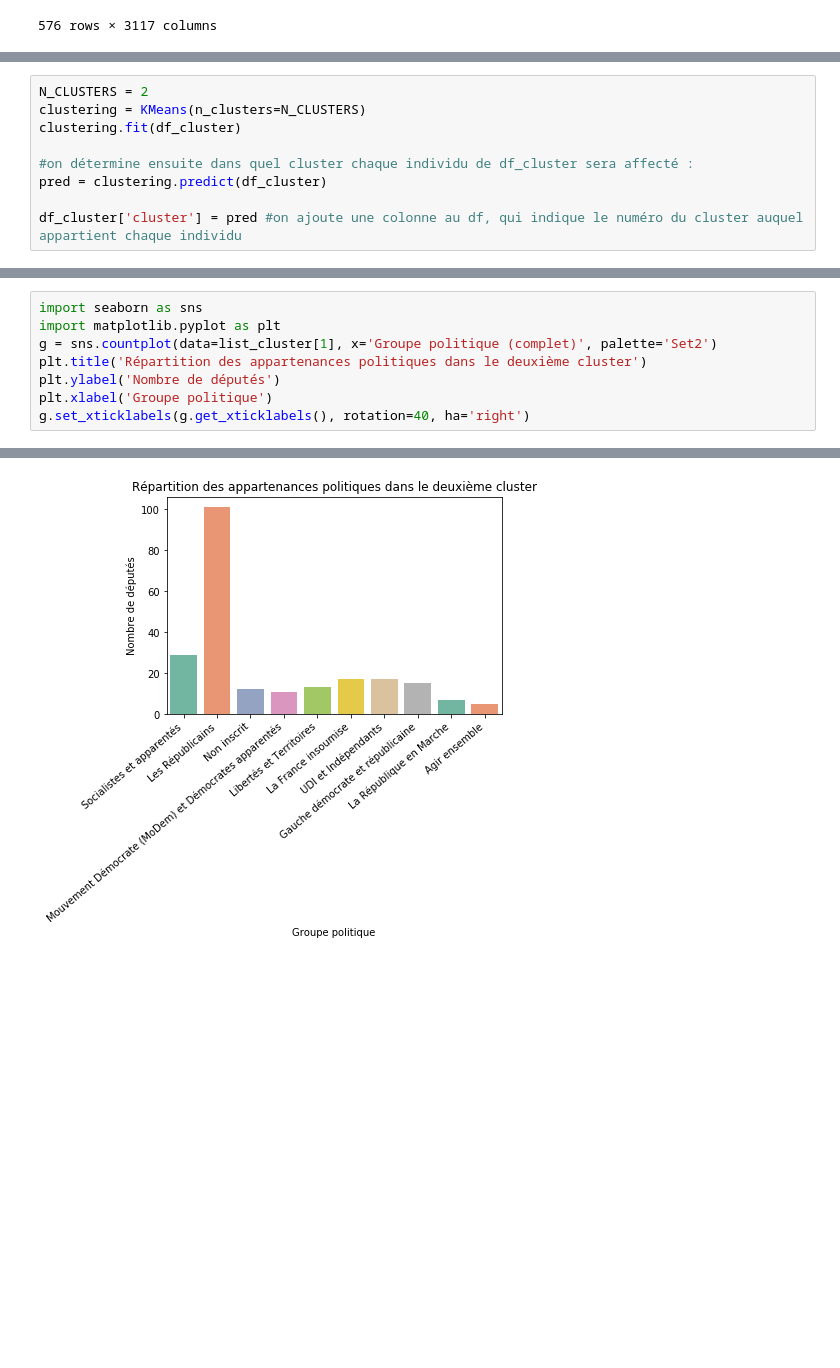
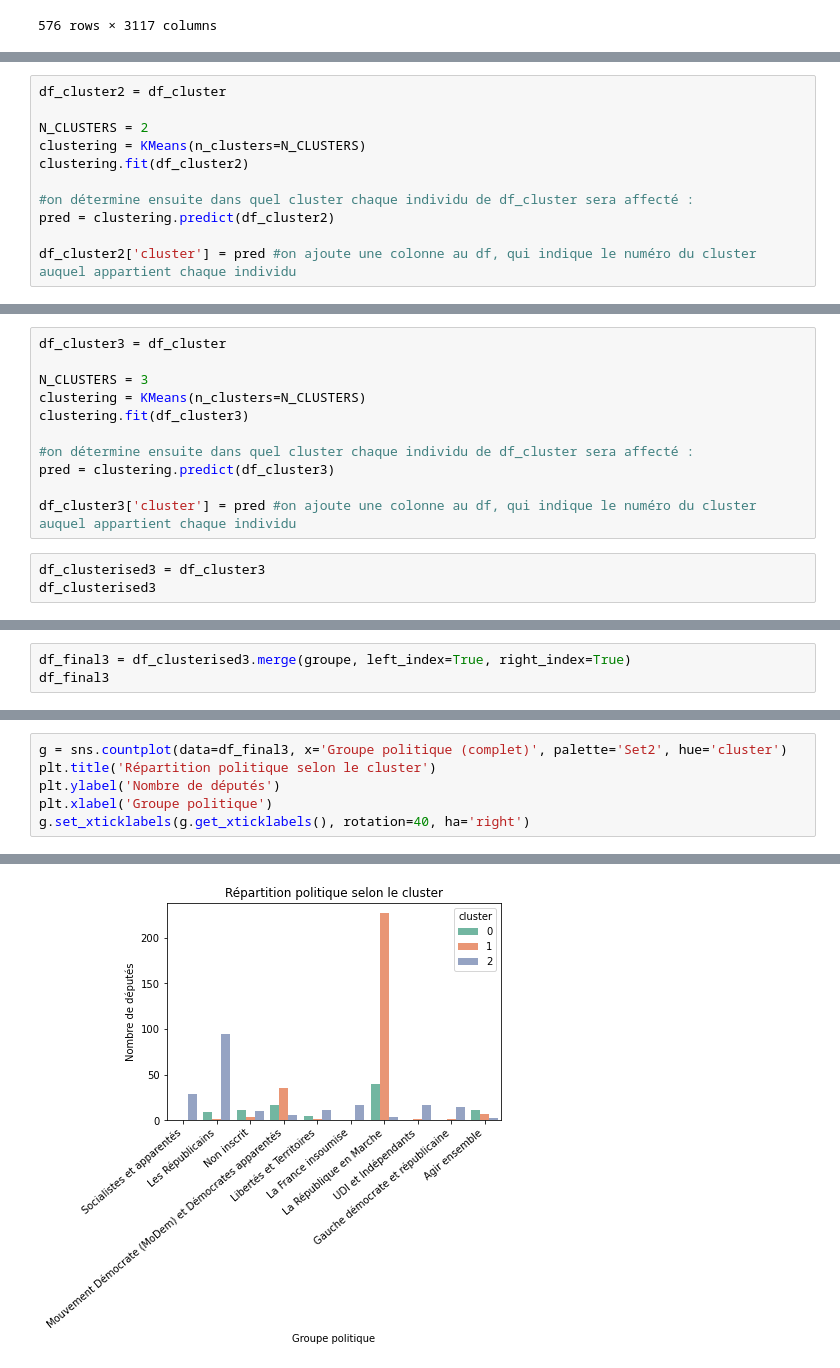
Before and after one commit to claralga/StatApp, a Jupyter notebook: clustering.ipynb, the cells around one changed output, grey strips where cells are left out. Cells and saved outputs as stored; diff of their text form; blank space fills up the shorter version.

Commit message:
3 clusters

```diff
--- a/clustering.ipynb
+++ b/clustering.ipynb
@@ -344,9 +314,11 @@ Coefficient de silhouette: 0.231
 # %%
+df_cluster2 = df_cluster
+
 N_CLUSTERS = 2
 clustering = KMeans(n_clusters=N_CLUSTERS)
-clustering.fit(df_cluster)
+clustering.fit(df_cluster2)
 
 #on détermine ensuite dans quel cluster chaque individu de df_cluster sera affecté :
-pred = clustering.predict(df_cluster)
+pred = clustering.predict(df_cluster2)
 
-df_cluster['cluster'] = pred #on ajoute une colonne au df, qui indique le numéro du cluster auquel appartient chaque individu
+df_cluster2['cluster'] = pred #on ajoute une colonne au df, qui indique le numéro du cluster auquel appartient chaque individu
@@ -407,0 +447,14 @@ df_final
+# %%
+df_cluster3 = df_cluster
+
+N_CLUSTERS = 3
+clustering = KMeans(n_clusters=N_CLUSTERS)
+clustering.fit(df_cluster3)
+
+#on détermine ensuite dans quel cluster chaque individu de df_cluster sera affecté :
+pred = clustering.predict(df_cluster3)
+
+df_cluster3['cluster'] = pred #on ajoute une colonne au df, qui indique le numéro du cluster auquel appartient chaque individu
+# %%
+df_clusterised3 = df_cluster3
+df_clusterised3
@@ -407,0 +476,3 @@ df_final
+# %%
+df_final3 = df_clusterised3.merge(groupe, left_index=True, right_index=True)
+df_final3
@@ -447,8 +535,6 @@ list_cluster[1]
 # %%
-import seaborn as sns
-import matplotlib.pyplot as plt
-g = sns.countplot(data=list_cluster[1], x='Groupe politique (complet)', palette='Set2')
-plt.title('Répartition des appartenances politiques dans le deuxième cluster')
+g = sns.countplot(data=df_final3, x='Groupe politique (complet)', palette='Set2', hue='cluster')
+plt.title('Répartition politique selon le cluster')
 plt.ylabel('Nombre de députés')
 plt.xlabel('Groupe politique')
 g.set_xticklabels(g.get_xticklabels(), rotation=40, ha='right')
@@ -466 +552 @@ g.set_xticklabels(g.get_xticklabels(), rotation=40, ha='right')
-[figure, old version]
+[figure, new version]
```
Also changed, not shown: parts of 40 cells of this notebook.
